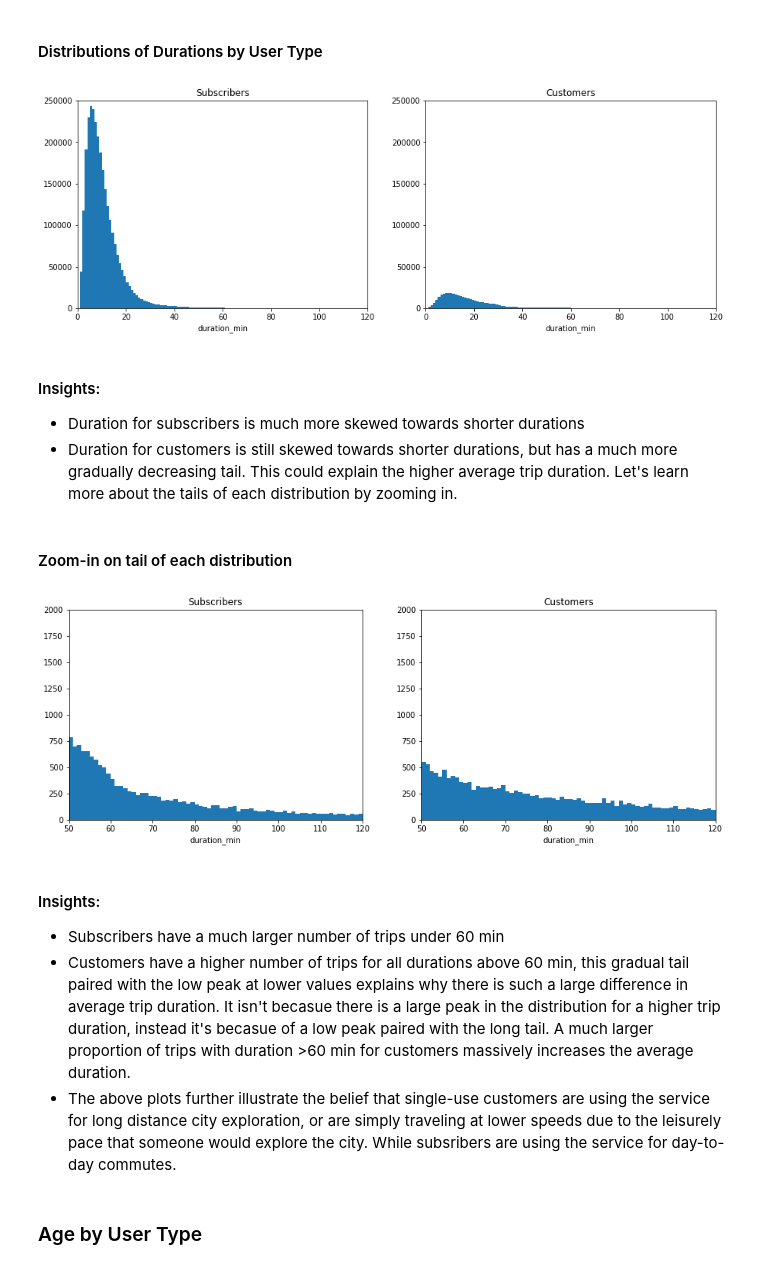
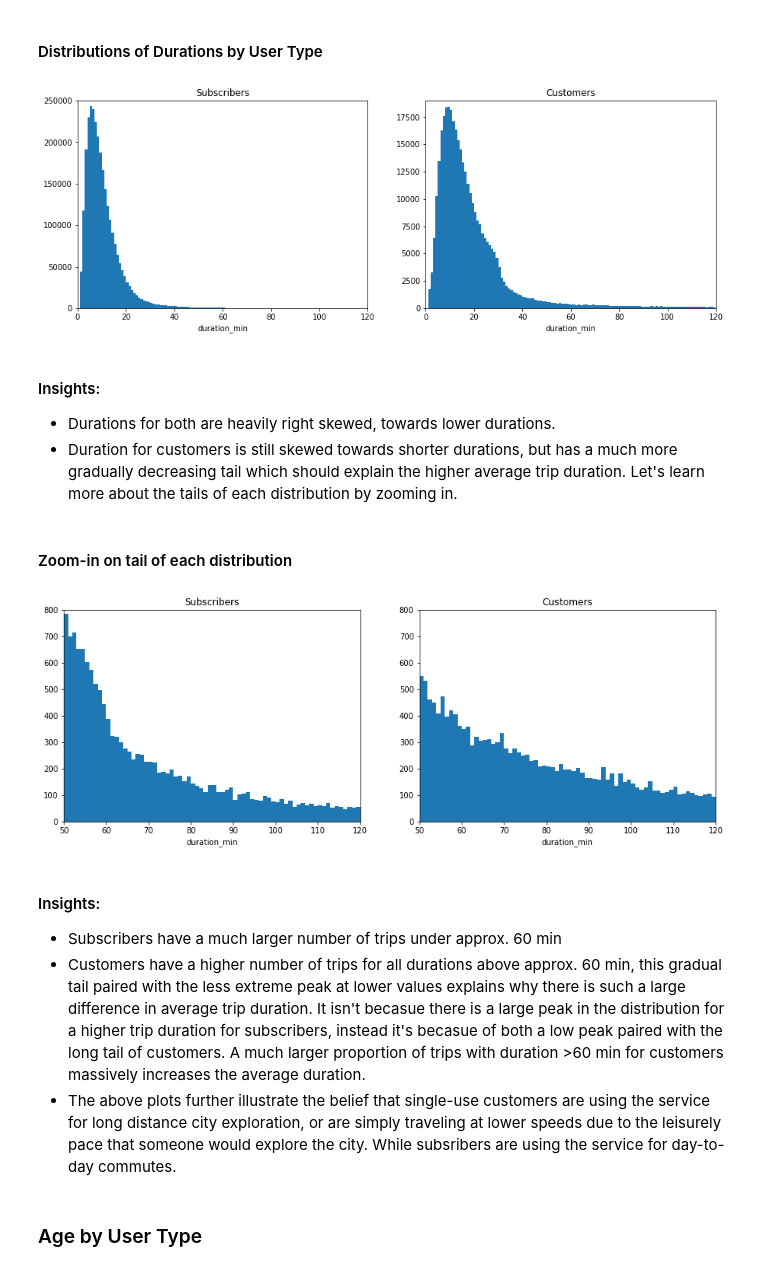
Before and after one commit to mga321/ford_gobike, a Jupyter notebook: ford-go-bike-exploratory-analysis.ipynb, the cells around one changed output. Saved outputs shown, nothing was run; the diff lists cells and outputs as text; code cells hidden in the pictures.

Commit message:
Adjust plot axes and insight notes

```diff
--- a/ford-go-bike-exploratory-analysis.ipynb
+++ b/ford-go-bike-exploratory-analysis.ipynb
@@ -627,41 +627,41 @@ sns.distplot(df_filtered_customer['duration_min'], bins = bin_edges, kde = False
             hist_kws = {'alpha' : 1})
 plt.title('Customers')
 plt.xlim((0,120));
-plt.ylim((0,250000));
+plt.ylim((0,19000));
 # %% [output]
-[figure, old version]
+[figure, new version]
 # %% [markdown]
 #### Insights:
- - Duration for subscribers is much more skewed towards shorter durations
- - Duration for customers is still skewed towards shorter durations, but has a much more gradually decreasing tail. This could explain the higher average trip duration. Let's learn more about the tails of each distribution by zooming in.
+ - Durations for both are heavily right skewed, towards lower durations.
+ - Duration for customers is still skewed towards shorter durations, but has a much more gradually decreasing tail which should explain the higher average trip duration. Let's learn more about the tails of each distribution by zooming in.
 # %% [markdown]
 #### Zoom-in on tail of each distribution
 # %%
 plt.figure(figsize = [15, 5]) # larger figure size for subplots
 
 # Subscriber plot
 plt.subplot(1, 2, 1) # 1 row, 2 cols, subplot 1
 bin_edges = np.arange(0, df_filtered_subscriber['duration_min'].max()+1, 1)
 sns.distplot(df_filtered_subscriber['duration_min'], bins = bin_edges, kde = False,
             hist_kws = {'alpha' : 1})
 plt.title('Subscribers')
 plt.xlim((50,120));
-plt.ylim((0,2000));
+plt.ylim((0,800));
 
 # Customer plot
 plt.subplot(1, 2, 2) # 1 row, 2 cols, subplot 2
 bin_edges = np.arange(0, df_filtered_customer['duration_min'].max()+1, 1)
 sns.distplot(df_filtered_customer['duration_min'], bins = bin_edges, kde = False,
             hist_kws = {'alpha' : 1})
 plt.title('Customers')
 plt.xlim((50,120));
-plt.ylim((0,2000));
+plt.ylim((0,800));
 # %% [output]
-[figure, old version]
+[figure, new version]
 # %% [markdown]
 #### Insights:
- - Subscribers have a much larger number of trips under 60 min
- - Customers have a higher number of trips for all durations above 60 min, this gradual tail paired with the low peak at lower values explains why there is such a large difference in average trip duration. It isn't becasue there is a large peak in the distribution for a higher trip duration, instead it's becasue of a low peak paired with the long tail. A much larger proportion of trips with duration >60 min for customers massively increases the average duration.
+ - Subscribers have a much larger number of trips under approx. 60 min
+ - Customers have a higher number of trips for all durations above approx. 60 min, this gradual tail paired with the less extreme peak at lower values explains why there is such a large difference in average trip duration. It isn't becasue there is a large peak in the distribution for a higher trip duration for subscribers, instead it's becasue of both a low peak paired with the long tail of customers. A much larger proportion of trips with duration >60 min for customers massively increases the average duration.
  - The above plots further illustrate the belief that single-use customers are using the service for long distance city exploration, or are simply traveling at lower speeds due to the leisurely pace that someone would explore the city. While subsribers are using the service for day-to-day commutes.
 # %% [markdown]
 ### Age by User Type
```
Also changed, not shown: parts of 11 cells of this notebook.
